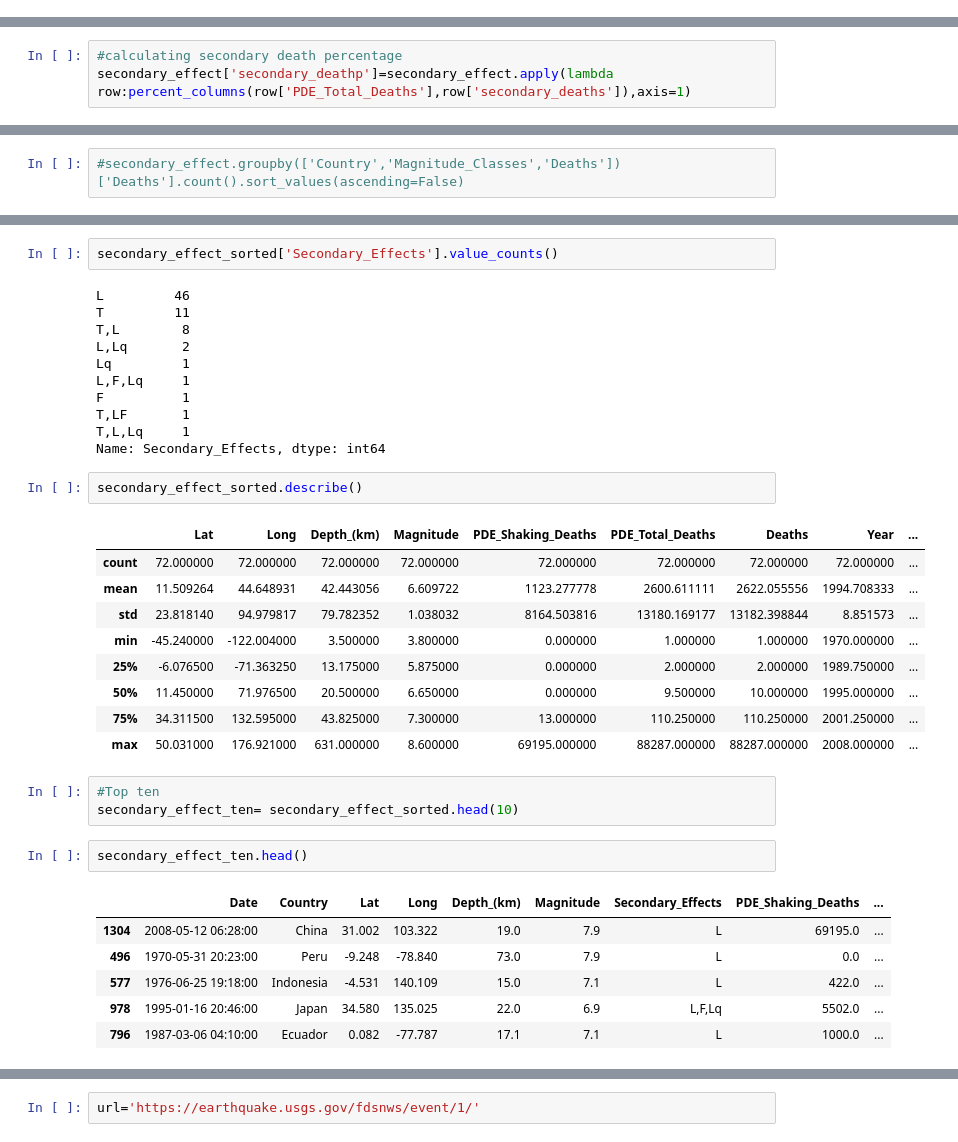
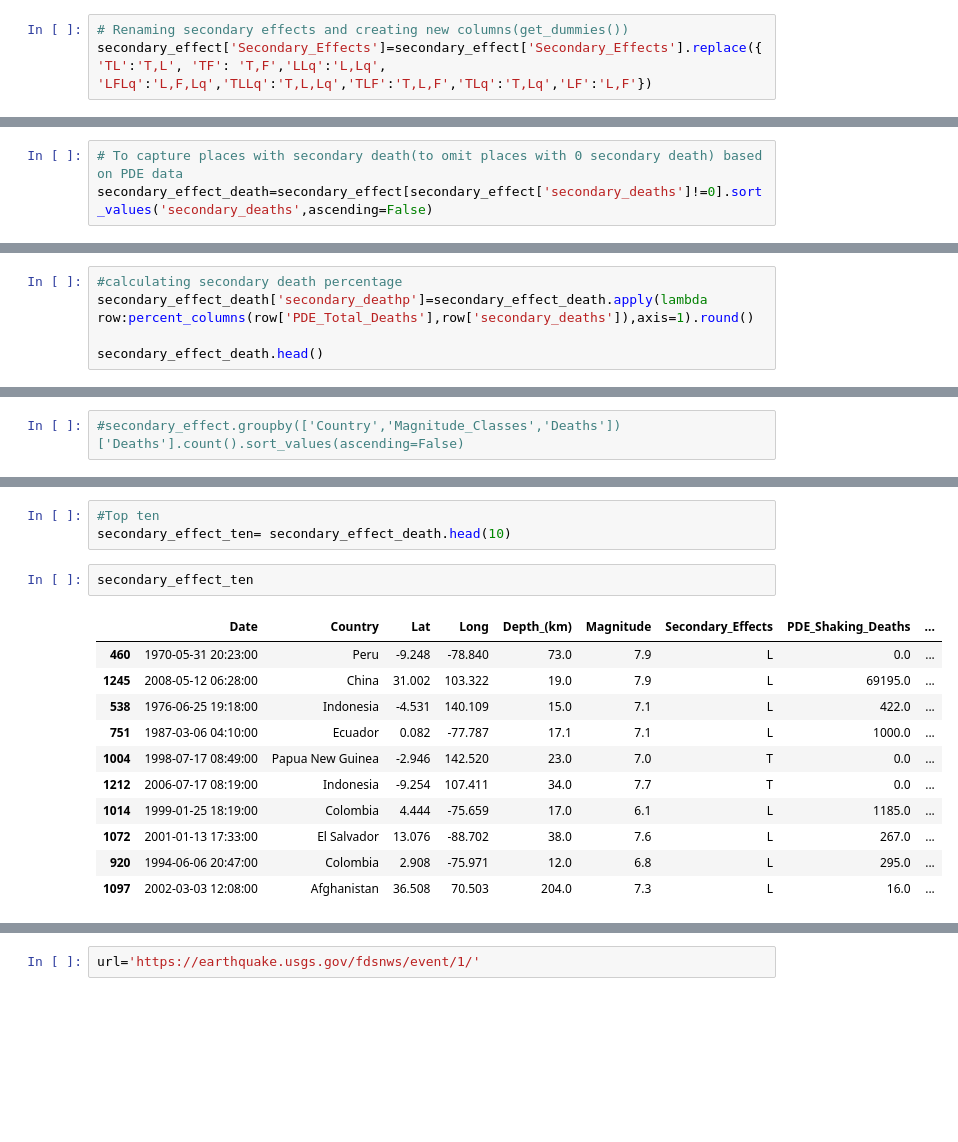
Before and after one commit to Barrett-Rogers/dq3-earthquakes-porcupines, a Jupyter notebook: Earthquake_Anamika.ipynb, the cells around one changed output, grey strips where cells are left out. Cells and saved outputs as stored; diff of their text form; blank space fills up the shorter version.

```diff
--- a/Earthquake_Anamika.ipynb
+++ b/Earthquake_Anamika.ipynb
@@ -472,0 +688,3 @@ secondary_effect=cleaned_df[cleaned_df['Deaths']!=0]
+# %%
+# Renaming secondary effects and creating new columns(get_dummies())
+secondary_effect['Secondary_Effects']=secondary_effect['Secondary_Effects'].replace({'TL':'T,L', 'TF': 'T,F','LLq':'L,Lq', 'LFLq':'L,F,Lq','TLLq':'T,L,Lq','TLF':'T,L,F','TLq':'T,Lq','LF':'L,F'})
@@ -472,0 +801,3 @@ secondary_effect=cleaned_df[cleaned_df['Deaths']!=0]
+# %%
+# To capture places with secondary death(to omit places with 0 secondary death) based on PDE data
+secondary_effect_death=secondary_effect[secondary_effect['secondary_deaths']!=0].sort_values('secondary_deaths',ascending=False)
@@ -495,3 +830,5 @@ secondary_effect=secondary_effect[secondary_effect['PDE_Total_Deaths']!=0]
 # %%
 #calculating secondary death percentage
-secondary_effect['secondary_deathp']=secondary_effect.apply(lambda row:percent_columns(row['PDE_Total_Deaths'],row['secondary_deaths']),axis=1)
+secondary_effect_death['secondary_deathp']=secondary_effect_death.apply(lambda row:percent_columns(row['PDE_Total_Deaths'],row['secondary_deaths']),axis=1).round()
+
+secondary_effect_death.head()
@@ -534,38 +850,18 @@ secondary_effect_sorted.head()
-# %%
-secondary_effect_sorted['Secondary_Effects'].value_counts()
-# %% [output]
-L         46
-T         11
-T,L        8
-L,Lq       2
-Lq         1
-L,F,Lq     1
-F          1
-T,LF       1
-T,L,Lq     1
-Name: Secondary_Effects, dtype: int64
-# %%
-secondary_effect_sorted.describe()
-# %% [output]
-|  | Lat | Long | Depth_(km) | Magnitude | PDE_Shaking_Deaths | PDE_Total_Deaths | Deaths | Year | ... |
-| count | 72.000000 | 72.000000 | 72.000000 | 72.000000 | 72.000000 | 72.000000 | 72.000000 | 72.000000 | ... |
-| mean | 11.509264 | 44.648931 | 42.443056 | 6.609722 | 1123.277778 | 2600.611111 | 2622.055556 | 1994.708333 | ... |
-| std | 23.818140 | 94.979817 | 79.782352 | 1.038032 | 8164.503816 | 13180.169177 | 13182.398844 | 8.851573 | ... |
-| min | -45.240000 | -122.004000 | 3.500000 | 3.800000 | 0.000000 | 1.000000 | 1.000000 | 1970.000000 | ... |
-| 25% | -6.076500 | -71.363250 | 13.175000 | 5.875000 | 0.000000 | 2.000000 | 2.000000 | 1989.750000 | ... |
-| 50% | 11.450000 | 71.976500 | 20.500000 | 6.650000 | 0.000000 | 9.500000 | 10.000000 | 1995.000000 | ... |
-| 75% | 34.311500 | 132.595000 | 43.825000 | 7.300000 | 13.000000 | 110.250000 | 110.250000 | 2001.250000 | ... |
-| max | 50.031000 | 176.921000 | 631.000000 | 8.600000 | 69195.000000 | 88287.000000 | 88287.000000 | 2008.000000 | ... |
 # %%
 #Top ten
-secondary_effect_ten= secondary_effect_sorted.head(10)
+secondary_effect_ten= secondary_effect_death.head(10)
 # %%
-secondary_effect_ten.head()
+secondary_effect_ten
 # %% [output]
 |  | Date | Country | Lat | Long | Depth_(km) | Magnitude | Secondary_Effects | PDE_Shaking_Deaths | ... |
-| 1304 | 2008-05-12 06:28:00 | China | 31.002 | 103.322 | 19.0 | 7.9 | L | 69195.0 | ... |
-| 496 | 1970-05-31 20:23:00 | Peru | -9.248 | -78.840 | 73.0 | 7.9 | L | 0.0 | ... |
-| 577 | 1976-06-25 19:18:00 | Indonesia | -4.531 | 140.109 | 15.0 | 7.1 | L | 422.0 | ... |
-| 978 | 1995-01-16 20:46:00 | Japan | 34.580 | 135.025 | 22.0 | 6.9 | L,F,Lq | 5502.0 | ... |
-| 796 | 1987-03-06 04:10:00 | Ecuador | 0.082 | -77.787 | 17.1 | 7.1 | L | 1000.0 | ... |
+| 460 | 1970-05-31 20:23:00 | Peru | -9.248 | -78.840 | 73.0 | 7.9 | L | 0.0 | ... |
+| 1245 | 2008-05-12 06:28:00 | China | 31.002 | 103.322 | 19.0 | 7.9 | L | 69195.0 | ... |
+| 538 | 1976-06-25 19:18:00 | Indonesia | -4.531 | 140.109 | 15.0 | 7.1 | L | 422.0 | ... |
+| 751 | 1987-03-06 04:10:00 | Ecuador | 0.082 | -77.787 | 17.1 | 7.1 | L | 1000.0 | ... |
+| 1004 | 1998-07-17 08:49:00 | Papua New Guinea | -2.946 | 142.520 | 23.0 | 7.0 | T | 0.0 | ... |
+| 1212 | 2006-07-17 08:19:00 | Indonesia | -9.254 | 107.411 | 34.0 | 7.7 | T | 0.0 | ... |
+| 1014 | 1999-01-25 18:19:00 | Colombia | 4.444 | -75.659 | 17.0 | 6.1 | L | 1185.0 | ... |
+| 1072 | 2001-01-13 17:33:00 | El Salvador | 13.076 | -88.702 | 38.0 | 7.6 | L | 267.0 | ... |
+| 920 | 1994-06-06 20:47:00 | Colombia | 2.908 | -75.971 | 12.0 | 6.8 | L | 295.0 | ... |
+| 1097 | 2002-03-03 12:08:00 | Afghanistan | 36.508 | 70.503 | 204.0 | 7.3 | L | 16.0 | ... |
 # %%
```
Also changed, not shown: parts of 66 cells of this notebook.
